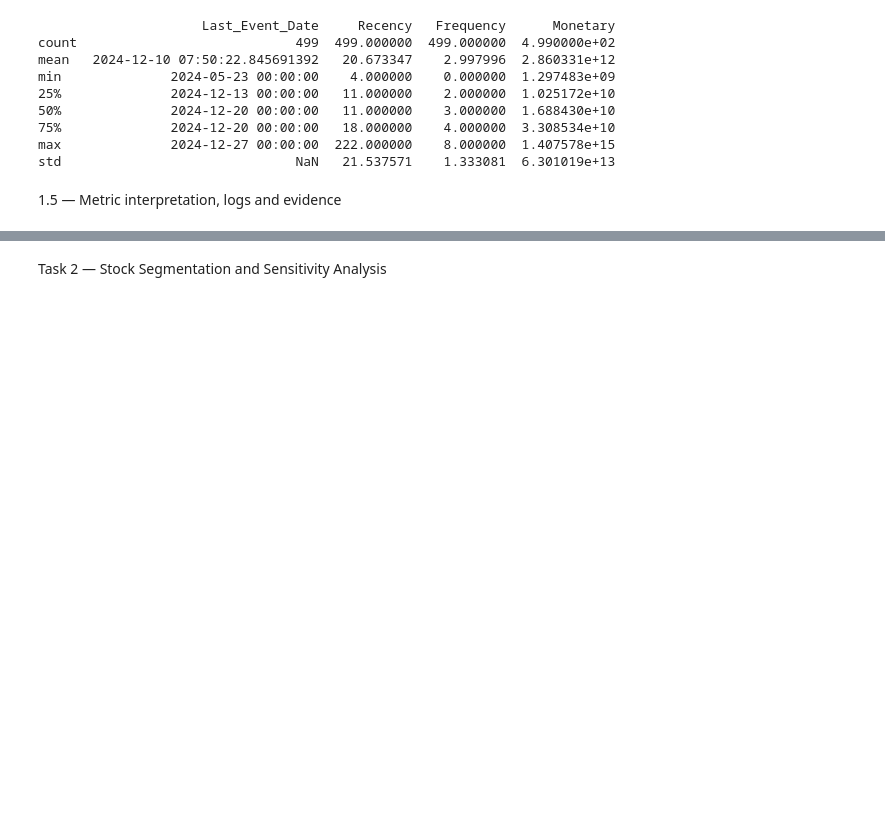
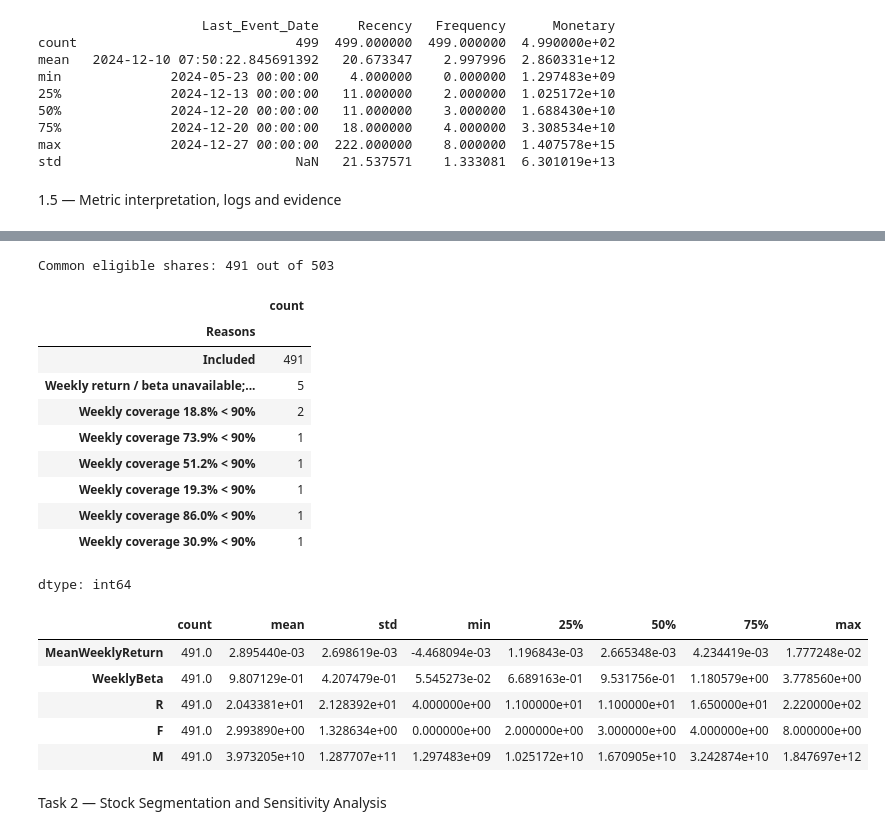
Before and after one commit to samodamarasinghe/CRM_CW1, a Jupyter notebook: CRM_CW1_FINAL.ipynb, the cells around one changed output, grey strips where cells are left out. Cells and saved outputs as stored; diff of their text form; code cells hidden in the pictures; blank space fills up the shorter version.

```diff
--- a/CRM_CW1_FINAL.ipynb
+++ b/CRM_CW1_FINAL.ipynb
@@ -231,3 +407,11 @@ raw_daily['CorporateActionReviewFlag'] = (raw_daily['AdjustmentChange']>0.10) |
+# %%
+# Flag possible corporate actions requiring further investigation
+# A flag is raised if the adjustment ratio changes by more than 10%
+# or if a stock split is recorded
+raw_daily['CorporateActionReviewFlag'] = (
+    (raw_daily['AdjustmentChange'] > 0.10) |
+    (raw_daily['Stock Splits'].fillna(0) != 0)
+)
 # %%
 validation_summary = raw_daily.groupby('Ticker').agg(
     DailyRows=('Date','size'), FirstDate=('Date','min'), LastDate=('Date','max'),
@@ -595,3 +813,61 @@ dtype: int64
+# %%
+# Save the exclusion log and identify eligible shares
+EXCLUSION_LOG = pd.DataFrame(EXCLUSIONS).set_index('Ticker')
+EXCLUSION_LOG.to_csv(OUTPUT / 'share_exclusion_log.csv')
+
+COMMON = EXCLUSION_LOG.index[EXCLUSION_LOG.Included].tolist()
+
+if len(COMMON) < 10:
+    raise ValueError(
+        'Fewer than ten shared stocks passed validation; inspect exclusions before clustering'
+    )
+
+# Combine risk-return and RFM features for eligible shares
+SHARE_FEATURES = RISK_ALL[
+    ['MeanWeeklyReturn', 'WeeklyBeta']
+].join(
+    RFM_ALL[['R', 'F', 'M']],
+    how='inner'
+).loc[COMMON].copy()
+
+# Add sector information and save the final feature table
+sector_map = constituents.set_index('YahooTicker')['GICS Sector']
+SHARE_FEATURES['Sector'] = sector_map.reindex(SHARE_FEATURES.index)
+
+SHARE_FEATURES.to_csv(
+    OUTPUT / 'share_feature_table.csv',
+    index_label='Ticker'
+)
+
+# Display eligible shares, exclusion reasons and feature summaries
+print('Common eligible shares:', len(COMMON), 'out of', len(TICKERS))
+
+display(EXCLUSION_LOG['Reasons'].value_counts().head(12))
+
+display(
+    SHARE_FEATURES[
+        ['MeanWeeklyReturn', 'WeeklyBeta', 'R', 'F', 'M']
+    ].describe().T
+)
+# %% [output]
+Common eligible shares: 491 out of 503
+|  | count |
+| Reasons |  |
+| Included | 491 |
+| Weekly return / beta unavailable;... | 5 |
+| Weekly coverage 18.8% < 90% | 2 |
+| Weekly coverage 73.9% < 90% | 1 |
+| Weekly coverage 51.2% < 90% | 1 |
+| Weekly coverage 19.3% < 90% | 1 |
+| Weekly coverage 86.0% < 90% | 1 |
+| Weekly coverage 30.9% < 90% | 1 |
+dtype: int64
+|  | count | mean | std | min | 25% | 50% | 75% | max |
+| MeanWeeklyReturn | 491.0 | 2.895440e-03 | 2.698619e-03 | -4.468094e-03 | 1.196843e-03 | 2.665348e-03 | 4.234419e-03 | 1.777248e-02 |
+| WeeklyBeta | 491.0 | 9.807129e-01 | 4.207479e-01 | 5.545273e-02 | 6.689163e-01 | 9.531756e-01 | 1.180579e+00 | 3.778560e+00 |
+| R | 491.0 | 2.043381e+01 | 2.128392e+01 | 4.000000e+00 | 1.100000e+01 | 1.100000e+01 | 1.650000e+01 | 2.220000e+02 |
+| F | 491.0 | 2.993890e+00 | 1.328634e+00 | 0.000000e+00 | 2.000000e+00 | 3.000000e+00 | 4.000000e+00 | 8.000000e+00 |
+| M | 491.0 | 3.973205e+10 | 1.287707e+11 | 1.297483e+09 | 1.025172e+10 | 1.670905e+10 | 3.242874e+10 | 1.847697e+12 |
 # %% [markdown]
 Task 2 — Stock Segmentation and Sensitivity Analysis
 # %% [markdown]
```
Also changed, not shown: parts of 22 cells of this notebook.
